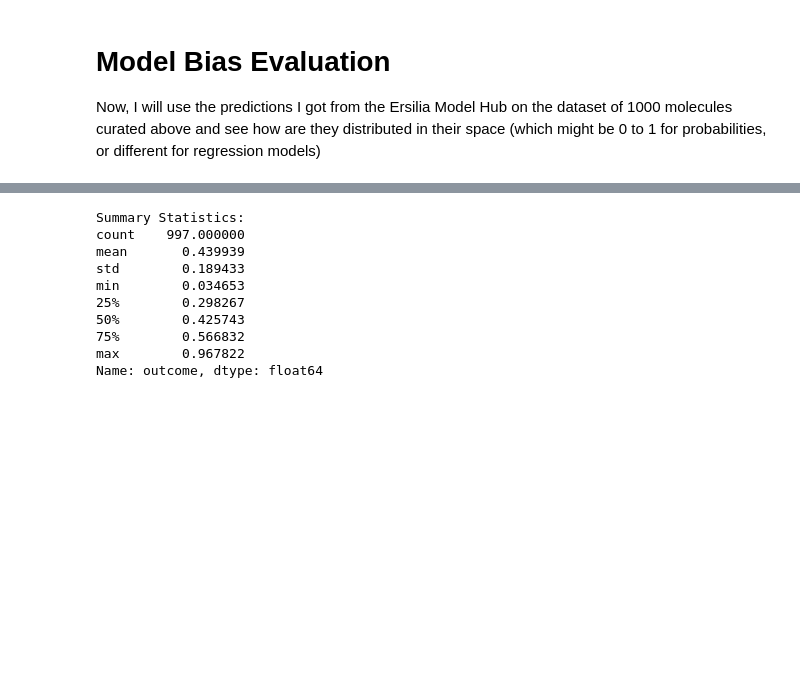
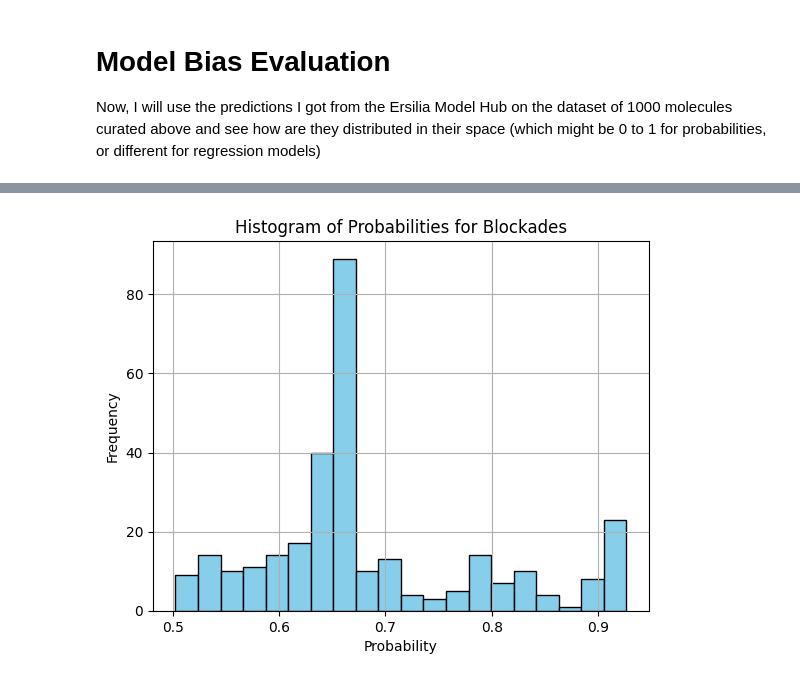
Before and after one commit to akriti-dhurandher/model-validation-example, a Jupyter notebook: notebooks/00_model_bias.ipynb, the cells around one changed output, grey strips where cells are left out. Drawn from its saved outputs; the diff is of its cells as text; code cells hidden in the pictures; blank space fills up the shorter version.

```diff
--- a/notebooks/00_model_bias.ipynb
+++ b/notebooks/00_model_bias.ipynb
@@ -350,21 +220,17 @@ This will become an error in seaborn v0.14.0; please update your code.
-# %%
-## Statistics summary
-
-df = pd.read_csv(csv_file_path)
-# Calculate summary statistics
-summary_stats = df['outcome'].describe()
-
-# Print summary statistics
-print("Summary Statistics:")
-print(summary_stats)
-# %% [output]
-Summary Statistics:
-count    997.000000
-mean       0.439939
-std        0.189433
-min        0.034653
-25%        0.298267
-50%        0.425743
-75%        0.566832
-max        0.967822
-Name: outcome, dtype: float64
+# %%
+# Plotting a histogram for the probabilities of molecules that were blockades
+
+df = pd.read_csv("/home/akriti_2025/akrititasks/model-validation-example/notebooks/eos2at5outputs.csv")
+
+# Filter the DataFrame to include only blockades (probability >= 0.5)
+blockade_df = df[df['probability'] >= 0.5]
+
+# Create a histogram to visualize the distribution of probabilities for blockades
+plt.hist(blockade_df['probability'], bins=20, color='skyblue', edgecolor='black')
+plt.title("Histogram of Probabilities for Blockades")
+plt.xlabel("Probability")
+plt.ylabel("Frequency")
+plt.grid(True)
+plt.show()
+# %% [output]
+[figure, added]
```
Also changed, not shown: parts of 21 cells of this notebook, 6 other files.
